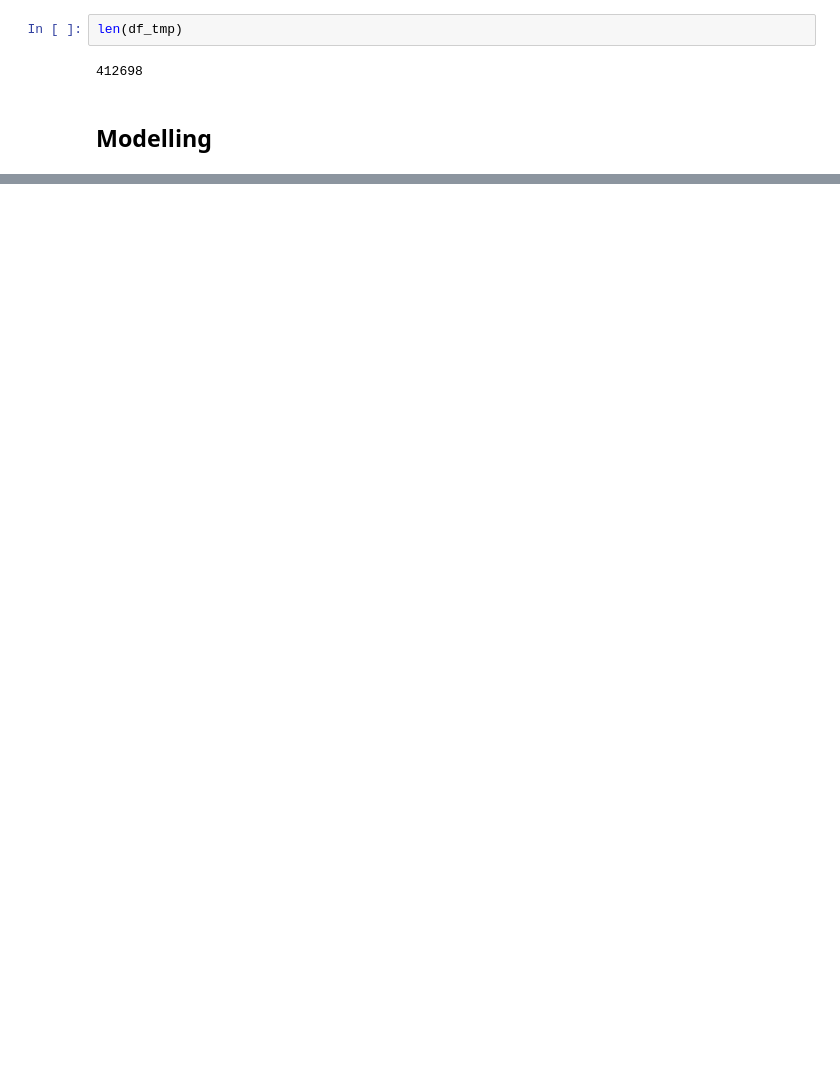
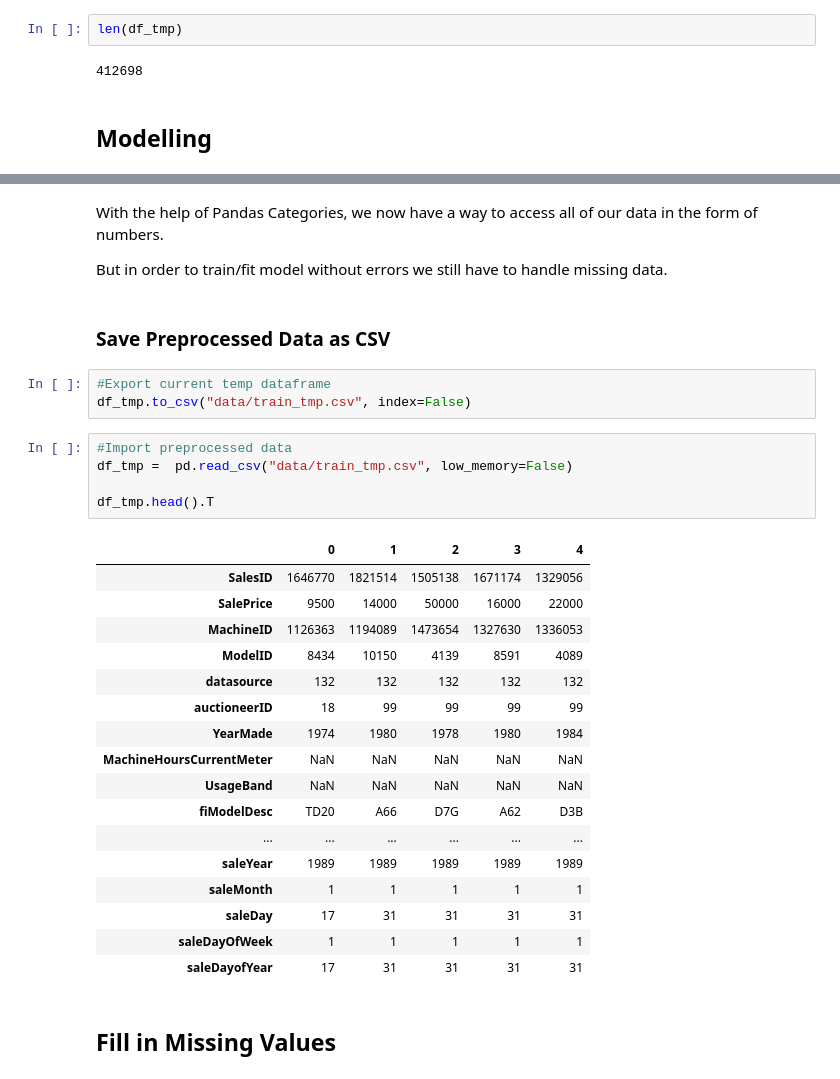
Before and after one commit to MohammedRakib/Bulldozer-Price-Prediction, a Jupyter notebook: Bulldozer Price Prediction Using ML.ipynb, the cells around one changed output, grey strips where cells are left out. Drawn from its saved outputs; the diff is of its cells as text; blank space fills up the shorter version.

Commit message:
Converted all data to numbers and filled all missing values

```diff
--- a/Bulldozer Price Prediction Using ML.ipynb
+++ b/Bulldozer Price Prediction Using ML.ipynb
@@ -289,0 +417,34 @@ ValueError: could not convert string to float: 'Low'
+# %% [markdown]
+With the help of Pandas Categories, we now have a way to access all of our data in the form of numbers.
+
+But in order to train/fit model without errors we still have to handle missing data.
+# %% [markdown]
+### Save Preprocessed Data as CSV
+# %%
+#Export current temp dataframe
+df_tmp.to_csv("data/train_tmp.csv", index=False)
+# %%
+#Import preprocessed data
+df_tmp =  pd.read_csv("data/train_tmp.csv", low_memory=False)
+
+df_tmp.head().T
+# %% [output]
+|  | 0 | 1 | 2 | 3 | 4 |
+| SalesID | 1646770 | 1821514 | 1505138 | 1671174 | 1329056 |
+| SalePrice | 9500 | 14000 | 50000 | 16000 | 22000 |
+| MachineID | 1126363 | 1194089 | 1473654 | 1327630 | 1336053 |
+| ModelID | 8434 | 10150 | 4139 | 8591 | 4089 |
+| datasource | 132 | 132 | 132 | 132 | 132 |
+| auctioneerID | 18 | 99 | 99 | 99 | 99 |
+| YearMade | 1974 | 1980 | 1978 | 1980 | 1984 |
+| MachineHoursCurrentMeter | NaN | NaN | NaN | NaN | NaN |
+| UsageBand | NaN | NaN | NaN | NaN | NaN |
+| fiModelDesc | TD20 | A66 | D7G | A62 | D3B |
+| ... | ... | ... | ... | ... | ... |
+| saleYear | 1989 | 1989 | 1989 | 1989 | 1989 |
+| saleMonth | 1 | 1 | 1 | 1 | 1 |
+| saleDay | 17 | 31 | 31 | 31 | 31 |
+| saleDayOfWeek | 1 | 1 | 1 | 1 | 1 |
+| saleDayofYear | 17 | 31 | 31 | 31 | 31 |
+# %% [markdown]
+## Fill in Missing Values
```
Also changed, not shown: parts of 32 cells of this notebook.
